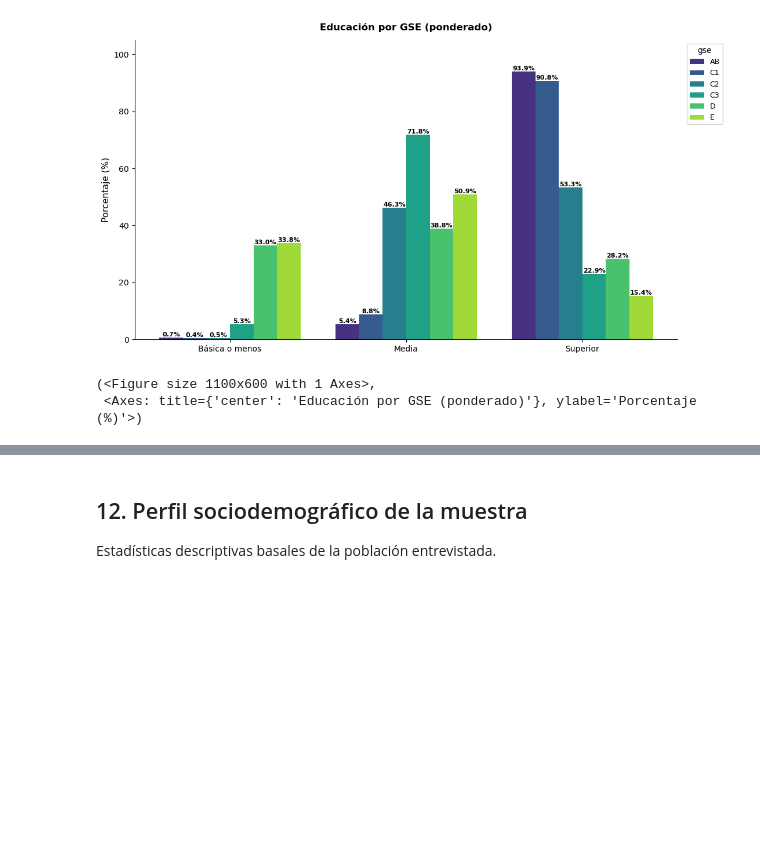
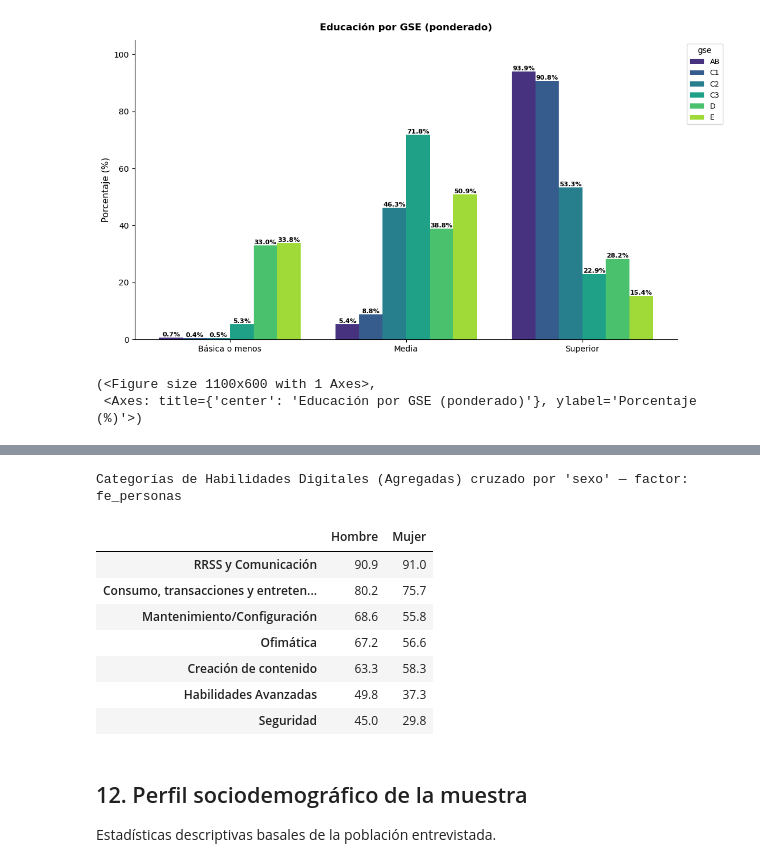
Before and after one commit to tomasleale/eaui_subtel, a Jupyter notebook: eaui2026_v2.ipynb, the cells around one changed output, grey strips where cells are left out. Drawn from its saved outputs; the diff is of its cells as text; code cells hidden in the pictures; blank space fills up the shorter version.

```diff
--- a/eaui2026_v2.ipynb
+++ b/eaui2026_v2.ipynb
@@ -1050,3 +1008,15 @@ crear_grafico_interactivo(df, variable='sexo', cruce='acceso_internet_hogar', ti
+# %%
+analizar_rm_cruce('Q8_CAT', cruce='sexo', factor='fe_personas')
+# %% [output]
+Categorías de Habilidades Digitales (Agregadas) cruzado por 'sexo' — factor: fe_personas
+|  | Hombre | Mujer |
+| RRSS y Comunicación | 90.9 | 91.0 |
+| Consumo, transacciones y entreten... | 80.2 | 75.7 |
+| Mantenimiento/Configuración | 68.6 | 55.8 |
+| Ofimática | 67.2 | 56.6 |
+| Creación de contenido | 63.3 | 58.3 |
+| Habilidades Avanzadas | 49.8 | 37.3 |
+| Seguridad | 45.0 | 29.8 |
 # %% [markdown]
 ## 12. Perfil sociodemográfico de la muestra
 
```
Also changed, not shown: parts of 10 cells of this notebook.
